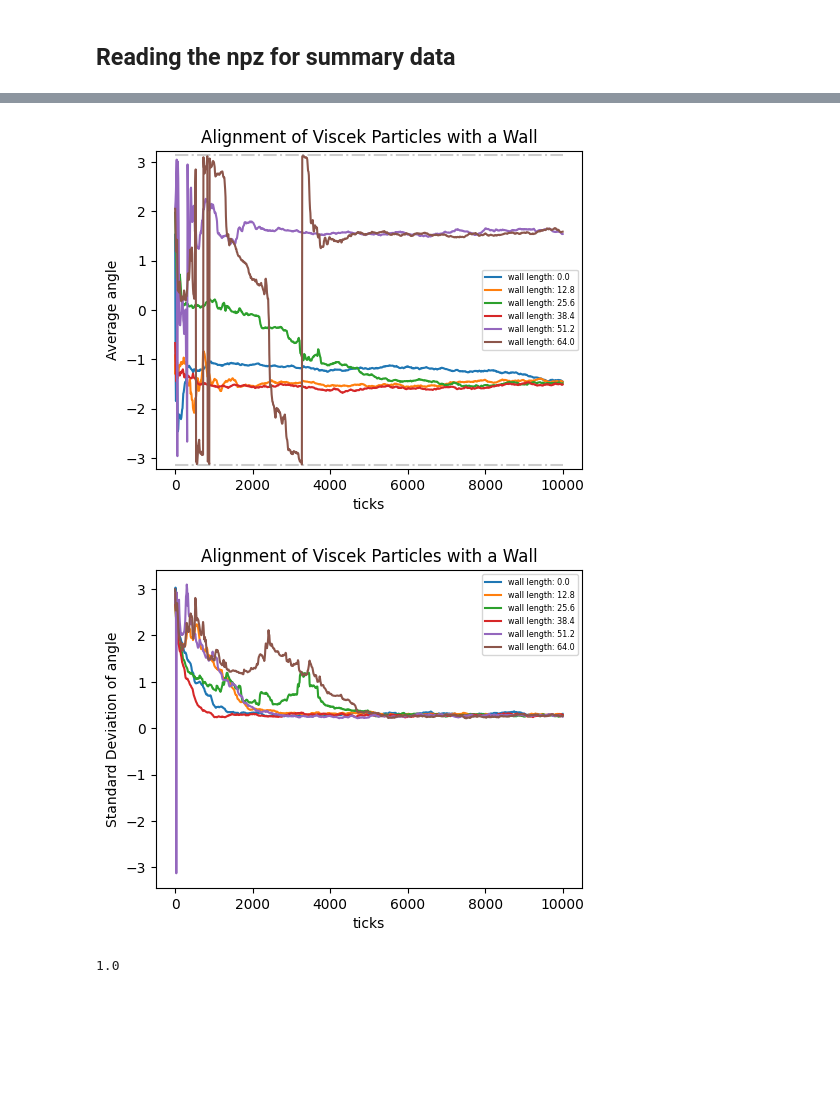
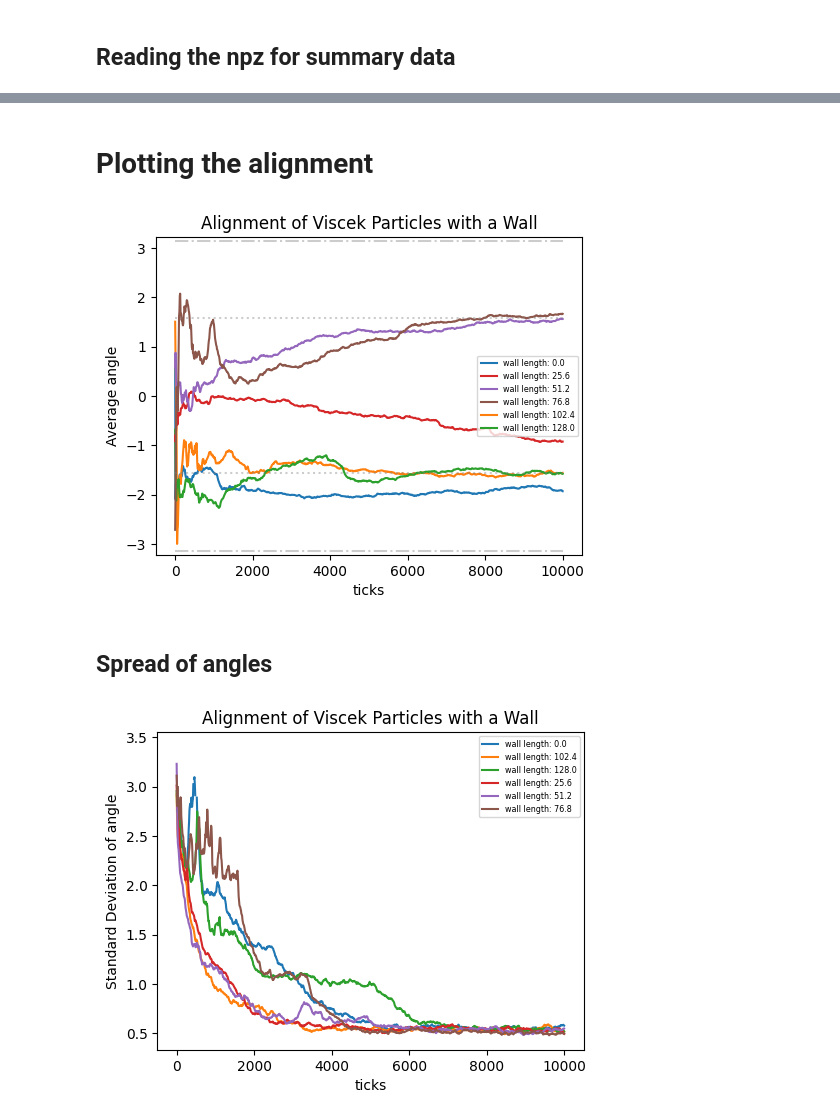
Before and after one commit to RoryTidmarsh/WettingRobots, a Jupyter notebook: wall implemetation/wall_size_experiment/reading_npz.ipynb, the cells around one changed output, grey strips where cells are left out. Drawn from its saved outputs; the diff is of its cells as text; code cells hidden in the pictures; blank space fills up the shorter version.

Commit message:
Data Collection for alignment plots
removal of pointless filters, new plots for average spread and comparing iterations in angles created.

```diff
--- a/wall implemetation/wall_size_experiment/reading_npz.ipynb
+++ b/wall implemetation/wall_size_experiment/reading_npz.ipynb
@@ -66,59 +98,85 @@ for item in filenames:
+# %% [markdown]
+# Plotting the alignment
 # %%
 text_width = 5.5
 fig_width = text_width
 fig_height = 0.75* fig_width
 fig, ax = plt.subplots(figsize=(fig_width, fig_height))
-for simulation in simulations:
+
+lines = []
+wall_lengths = []
+
+iteration = 0
+for simulation in simulations[6*iteration:6*(1+iteration)]:
     angle = simulation["angle"]
     steps = simulation["steps"]
     alignment_average_frames = simulation["alignment_average"]
+    rho = simulation["rho"]
+    eta = simulation["eta"]
 
     times = np.arange(0,steps +1, alignment_average_frames)
-    ax.plot(times, angle, label = f"wall length: {simulation["wall length"]:.1f}")
+    line = ax.plot(times, angle, label = f"wall length: {simulation['wall length']:.1f}")[0]
+    lines.append(line)
+    wall_lengths.append(simulation["wall length"])
+# Sort the lines based on wall lengths
+sorted_indices = np.argsort(wall_lengths)
+sorted_lines = [lines[i] for i in sorted_indices]
+sorted_labels = [f"wall length: {wall_lengths[i]:.1f}" for i in sorted_indices]
 
 ax.set_ylim(-3.22,3.22)
-ax.legend(fontsize = "xx-small")
+ax.legend(sorted_lines, sorted_labels, fontsize="xx-small", loc = "center right")
 ax.plot([0,times.max()],[-np.pi, -np.pi], linestyle = "-.", color = "grey", alpha = 0.4) ## Lower angle limit
 ax.plot([0,times.max()],[np.pi, np.pi], linestyle = "-.", color = "grey", alpha = 0.4) ## Upper angle limit
+ax.plot([0,times.max()],[np.pi/2, np.pi/2], linestyle = "dotted", color = "grey", alpha = 0.4) ## Upper angle limit
+ax.plot([0,times.max()],[-np.pi/2, -np.pi/2], linestyle = "dotted", color = "grey", alpha = 0.4) ## Upper angle limit
 ax.set_xlabel("ticks")
 ax.set_ylabel("Average angle")
 ax.set_title("Alignment of Viscek Particles with a Wall")
 
-filename = f"alignment_rho={summary_data['Density (rho)']}_{steps}.png"
+filename = f"alignment_rho={rho}_{steps}.png"
 figures_dir = os.getcwd() + "/figures"
 filepath = os.path.join(figures_dir, filename)
-# plt.savefig(filepath, dpi=300, bbox_inches='tight')  # Adjust dpi and bbox_inches as needed
+plt.savefig(filepath, dpi=300, bbox_inches='tight')  # Adjust dpi and bbox_inches as needed
 plt.show()
 # %% [output]
-[figure, old version]
+[figure, new version]
+# %% [markdown]
+## Spread of angles
 # %%
 text_width = 5.5
 fig_width = text_width
 fig_height = 0.75* fig_width
 fig, ax = plt.subplots(figsize=(fig_width, fig_height))
 
-for simulation in simulations:
+lines, wall_lengths = [],[]
+
+iteration = 1
+for simulation in simulations[6*iteration:6*(1+iteration)]:
     steps = simulation["steps"]
     alignment_average_frames = simulation["alignment_average"]
-    std_angles = simulation["angle_std"]
+    std_angles = np.where(simulation["angle_std"] < 0, np.nan, simulation["angle_std"])
 
     times = np.arange(0,steps +1, alignment_average_frames)
-    ax.plot(times, std_angles, label = f"wall length: {simulation["wall length"]:.1f}")
+    line = ax.plot(times, std_angles, label = f"wall length: {simulation["wall length"]:.1f}")
+    lines.append(line)
+    wall_lengths.append(simulation["wall length"])
 
+
+# Sort the lines based on wall lengths
+sorted_indices = np.argsort(wall_lengths)
+sorted_lines = [lines[i] for i in sorted_indices]
+sorted_labels = [f"wall length: {wall_lengths[i]:.1f}" for i in sorted_indices]
+rho = simulation["rho"]
 ax.legend(fontsize = "xx-small")
 ax.set_xlabel("ticks")
 # ax.set_xlim(-50,5000)
 ax.set_ylabel("Standard Deviation of angle")
 ax.set_title("Alignment of Viscek Particles with a Wall")
-
-filename = f"angle_spread_rho={summary_data['Density (rho)']}_{steps}.png"
+# ax.set_ylim(0)
+filename = f"angle_spread_rho={rho}_{steps}.png"
 figures_dir = os.getcwd() + "/figures"
 filepath = os.path.join(figures_dir, filename)
-# plt.savefig(filepath, dpi=300, bbox_inches='tight')  # Adjust dpi and bbox_inches as needed
+plt.savefig(filepath, dpi=300, bbox_inches='tight')  # Adjust dpi and bbox_inches as needed
 plt.show()
 # %% [output]
-[figure, old version]
+[figure, new version]
-# %%
-print(summary_data["Density (rho)"])
-# %% [output]
-1.0
```
Also changed, not shown: parts of 7 cells of this notebook, 1 other file.
